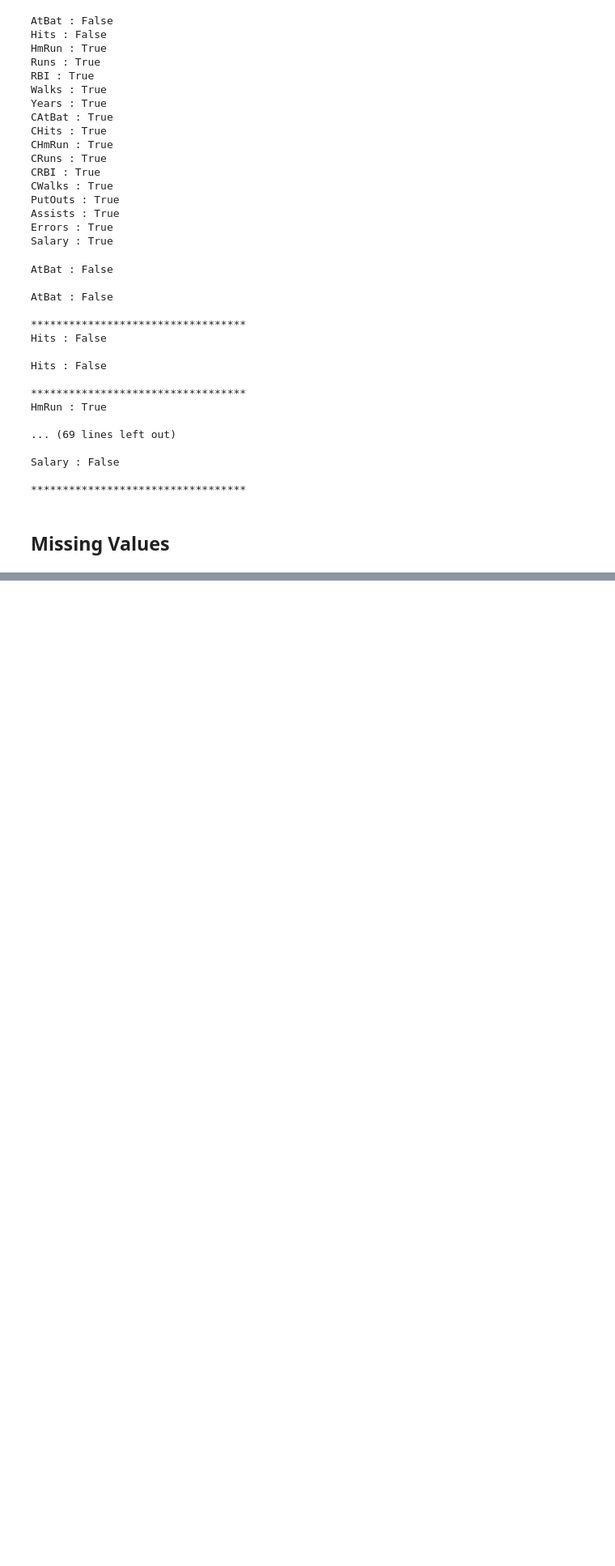
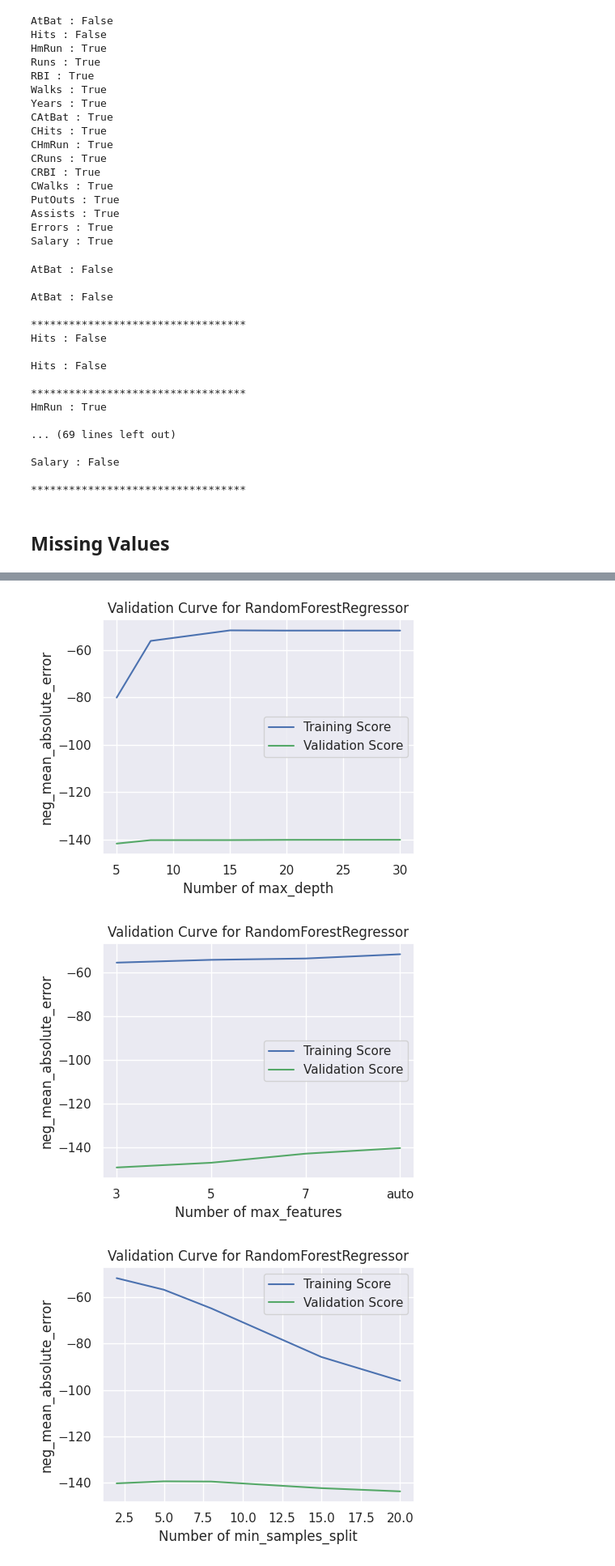
Before and after one commit to esmanuray/Machine-Learning-Begginer, a Jupyter notebook: notebooks/ML_Algorithms.ipynb, the cells around one changed output, grey strips where cells are left out. Shown: that part at 81% size. Cells and saved outputs as stored; diff of their text form; code cells hidden in the pictures; blank space fills up the shorter version.

```diff
--- a/notebooks/ML_Algorithms.ipynb
+++ b/notebooks/ML_Algorithms.ipynb
@@ -430,0 +447,5 @@ df=data.copy().dropna()
+# %%
+num_cols = [col for col in num_cols if col not in ["Salary","Years"]]
+scaler = StandardScaler()
+df[num_cols] = scaler.fit_transform(df[num_cols])
+df.head()
@@ -430,0 +563,40 @@ df=data.copy().dropna()
+# %%
+
+def val_curve_params(model, X, y, param_name, param_range, scoring="roc_auc", cv=10):
+    train_score, test_score = validation_curve(
+        model, X=X, y=y, param_name=param_name, param_range=param_range, scoring=scoring, cv=cv)
+
+    mean_train_score = np.mean(train_score, axis=1)
+    mean_test_score = np.mean(test_score, axis=1)
+    plt.figure(figsize=(5, 4))
+
+    plt.plot(param_range, mean_train_score,
+             label="Training Score", color='b')
+
+    plt.plot(param_range, mean_test_score,
+             label="Validation Score", color='g')
+
+    plt.title(f"Validation Curve for {type(model).__name__}")
+    plt.xlabel(f"Number of {param_name}")
+    plt.ylabel(f"{scoring}")
+    plt.tight_layout()
+    plt.legend(loc='best')
+    plt.show()
+
+
+rf_val_params = [["max_depth", [5, 8, 15, 20, 30, None]],
+                 ["max_features", [3, 5, 7, "auto"]],
+                 ["min_samples_split", [2, 5, 8, 15, 20]],
+                 ["n_estimators", [10, 50, 100, 200, 500]]]
+
+
+rf_model = RandomForestRegressor(random_state=17)
+
+for i in range(len(rf_val_params)):
+    val_curve_params(rf_regressor, X, y, rf_val_params[i][0], rf_val_params[i][1],scoring="neg_mean_absolute_error")
+
+rf_val_params[0][1]
+# %% [output]
+[figure, added]
+[figure, added]
+[figure, added]
```
Also changed, not shown: parts of 29 cells of this notebook.
